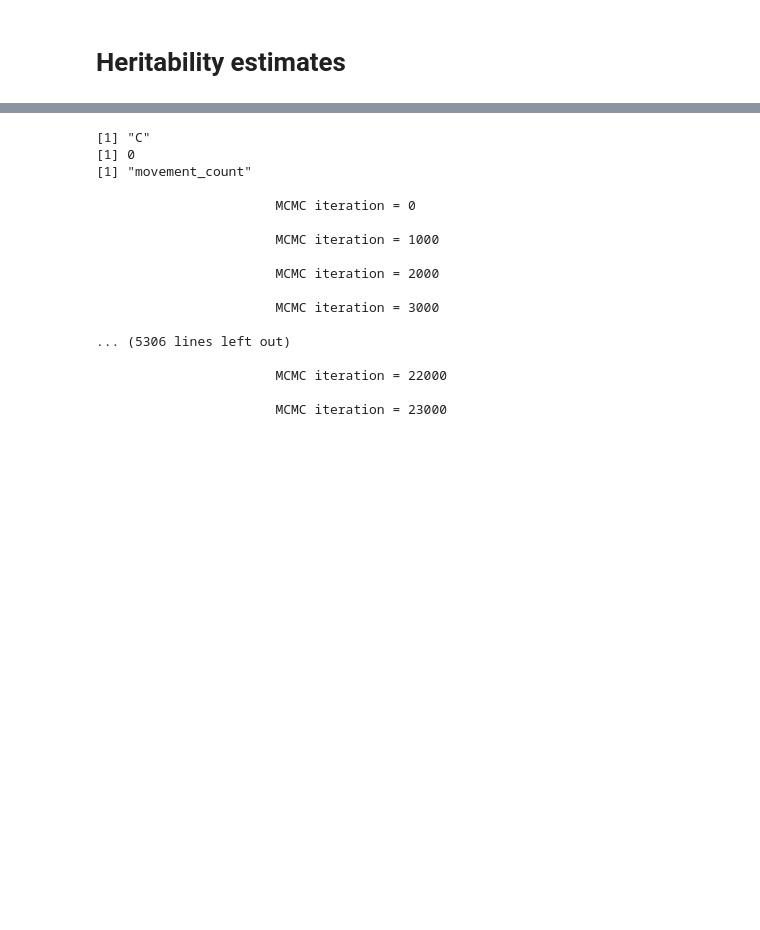
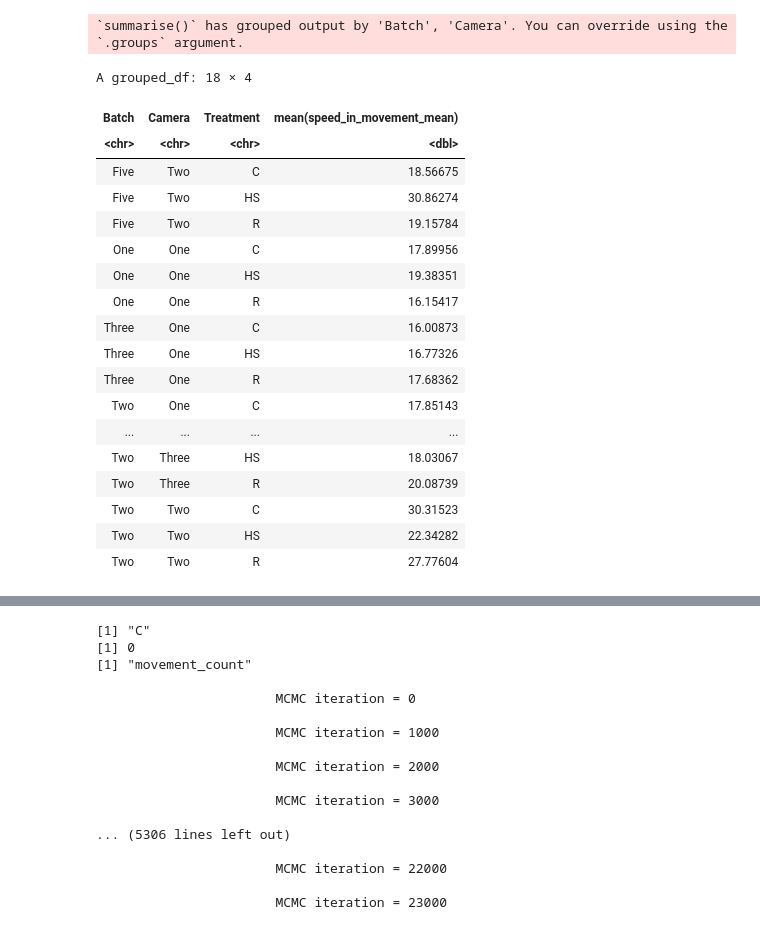
Before and after one commit to Wolfffff/quantitative-genetics-behavior, a Jupyter notebook: sandbox/20210603_Wolf/20210520_Example_H2-MCMC+G-matrix.ipynb, the cells around one changed output, grey strips where cells are left out. Cells and saved outputs as stored; diff of their text form; code cells hidden in the pictures; blank space fills up the shorter version.

```diff
--- a/sandbox/20210603_Wolf/20210520_Example_H2-MCMC+G-matrix.ipynb
+++ b/sandbox/20210603_Wolf/20210520_Example_H2-MCMC+G-matrix.ipynb
@@ -235,2 +278,27 @@ make_familyPlots(f1s_df_ts_filtered)
-# %% [markdown]
-# Heritability estimates
+# %%
+f1s_df_ts %>%
+    filter(Family %in% weird_families) %>%
+    select(Batch, ID, Camera, Family, Treatment, speed_in_movement_mean) %>%
+    group_by(Batch, Camera, Treatment) %>%
+    summarise(mean(speed_in_movement_mean))
+# %% [output]
+`summarise()` has grouped output by 'Batch', 'Camera'. You can override using the `.groups` argument.
+A grouped_df: 18 × 4
+| Batch | Camera | Treatment | mean(speed_in_movement_mean) |
+| <chr> | <chr> | <chr> | <dbl> |
+| Five | Two | C | 18.56675 |
+| Five | Two | HS | 30.86274 |
+| Five | Two | R | 19.15784 |
+| One | One | C | 17.89956 |
+| One | One | HS | 19.38351 |
+| One | One | R | 16.15417 |
+| Three | One | C | 16.00873 |
+| Three | One | HS | 16.77326 |
+| Three | One | R | 17.68362 |
+| Two | One | C | 17.85143 |
+| ... | ... | ... | ... |
+| Two | Three | HS | 18.03067 |
+| Two | Three | R | 20.08739 |
+| Two | Two | C | 30.31523 |
+| Two | Two | HS | 22.34282 |
+| Two | Two | R | 27.77604 |
```
Also changed, not shown: parts of 23 cells of this notebook, 2 other files.
